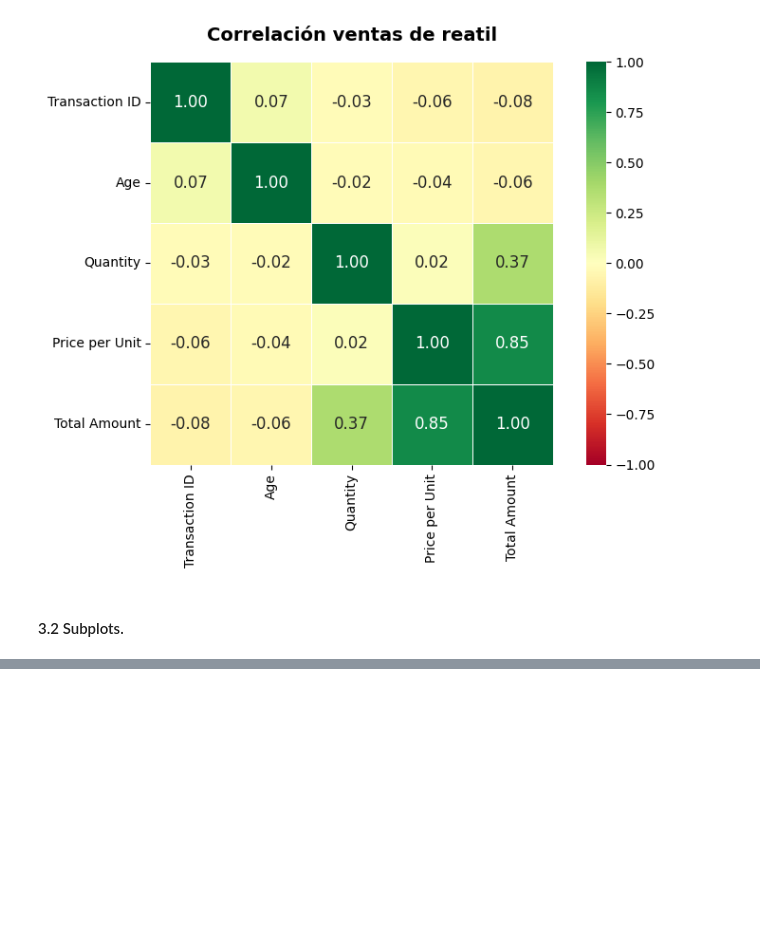
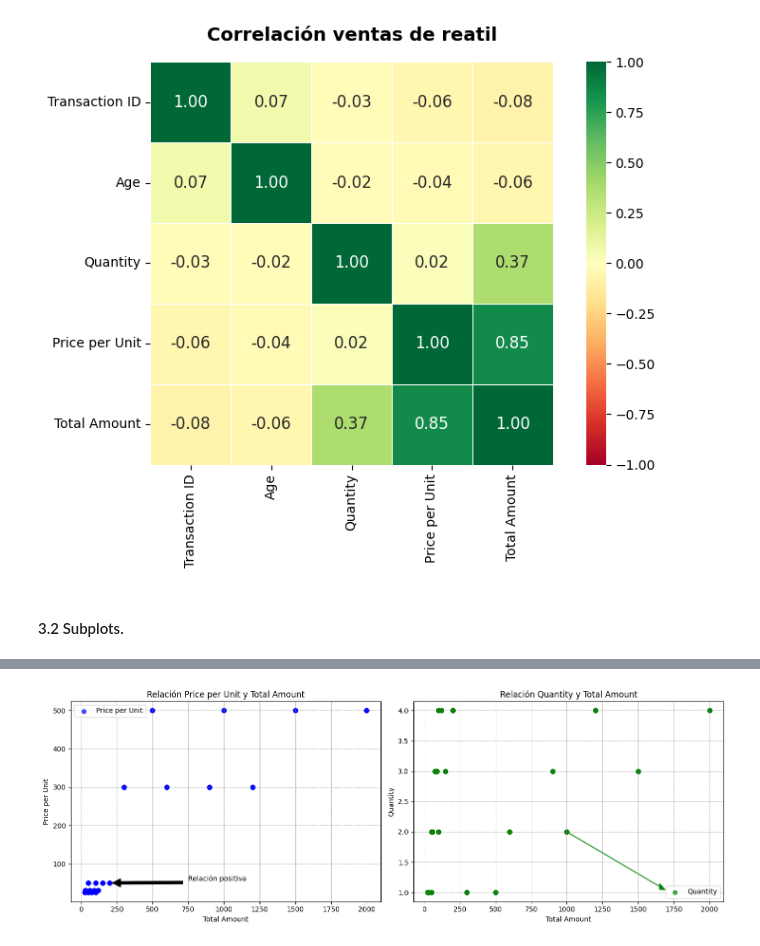
Before and after one commit to rav1984VT/retail-sales-analysis, a Jupyter notebook: notebooks/Tarea_Core14_RaulAraya_ProtectoI_Parte5.ipynb, the cells around one changed output, grey strips where cells are left out. Cells and saved outputs as stored; diff of their text form; code cells hidden in the pictures; blank space fills up the shorter version.

```diff
--- a/notebooks/Tarea_Core14_RaulAraya_ProtectoI_Parte5.ipynb
+++ b/notebooks/Tarea_Core14_RaulAraya_ProtectoI_Parte5.ipynb
@@ -186,0 +197,28 @@ Matriz de correlación:
+# %%
+# Crear gráficos de dispersión para analizar la relación entre 'Price per Unit' y 'Total Amount', y entre 'Quantity' y 'Total Amount'
+fig, axes = plt.subplots(1, 2, figsize=(14, 5))
+
+# Primer gráfico de dispersión
+axes[0].scatter(df['Total Amount'], df['Price per Unit'], color='blue', alpha=0.7,label='Price per Unit')
+axes[0].set_title('Relación Price per Unit y Total Amount')
+axes[0].set_xlabel('Total Amount')
+axes[0].set_ylabel('Price per Unit')
+axes[0].legend()
+axes[0].annotate('Relación positiva', xy=(190, 50), xytext=(750, 55),
+            arrowprops=dict(facecolor='black', shrink=0.05))
+axes[0].grid(True, which='major', linestyle='--', linewidth=0.5, color='gray')
+
+# Segundo gráfico de dispersión
+axes[1].scatter(df['Total Amount'], df['Quantity'], color='green', alpha=0.7,label='Quantity')
+axes[1].set_title('Relación Quantity y Total Amount')
+axes[1].set_xlabel('Total Amount')
+axes[1].set_ylabel('Quantity')
+axes[1].legend(loc='lower right')
+axes[1].arrow(1000, 2, 650, -.9, head_width=.1, head_length=40, fc='green', ec='green')
+axes[1].grid(True, which='major', linestyle='--', linewidth=0.5, color='gray')
+
+
+plt.tight_layout()
+plt.show()
+# %% [output]
+[figure, added]
```
Also changed, not shown: parts of 10 cells of this notebook, 5 other files.
